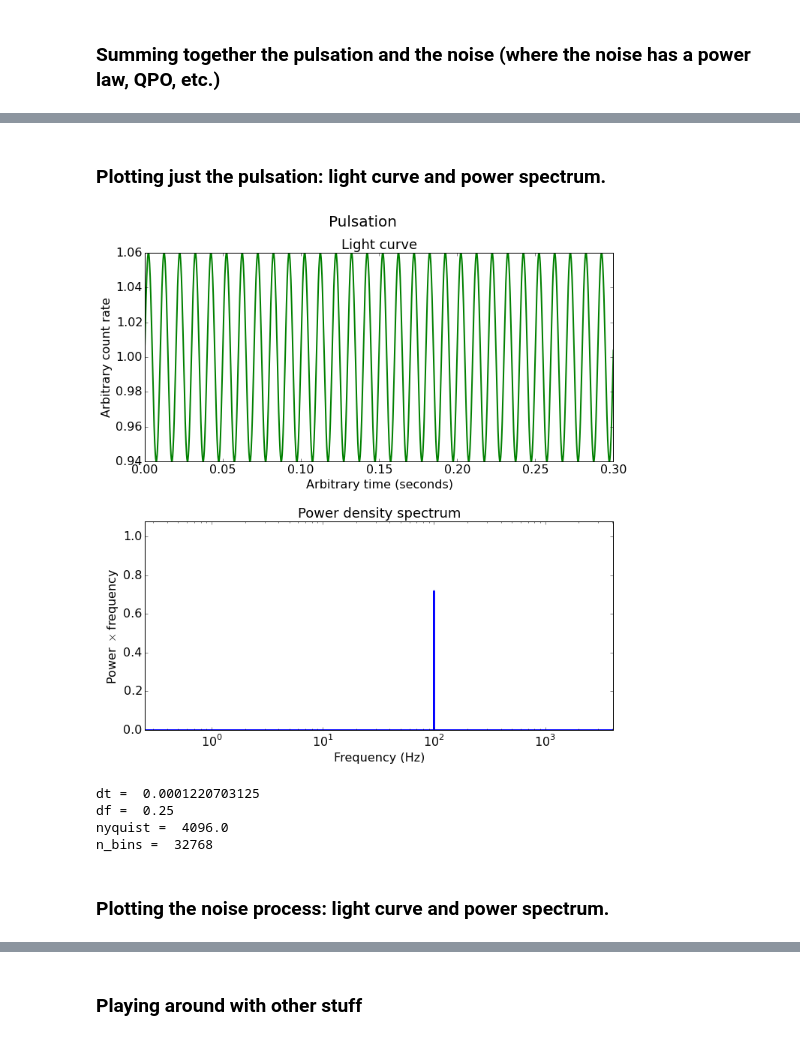
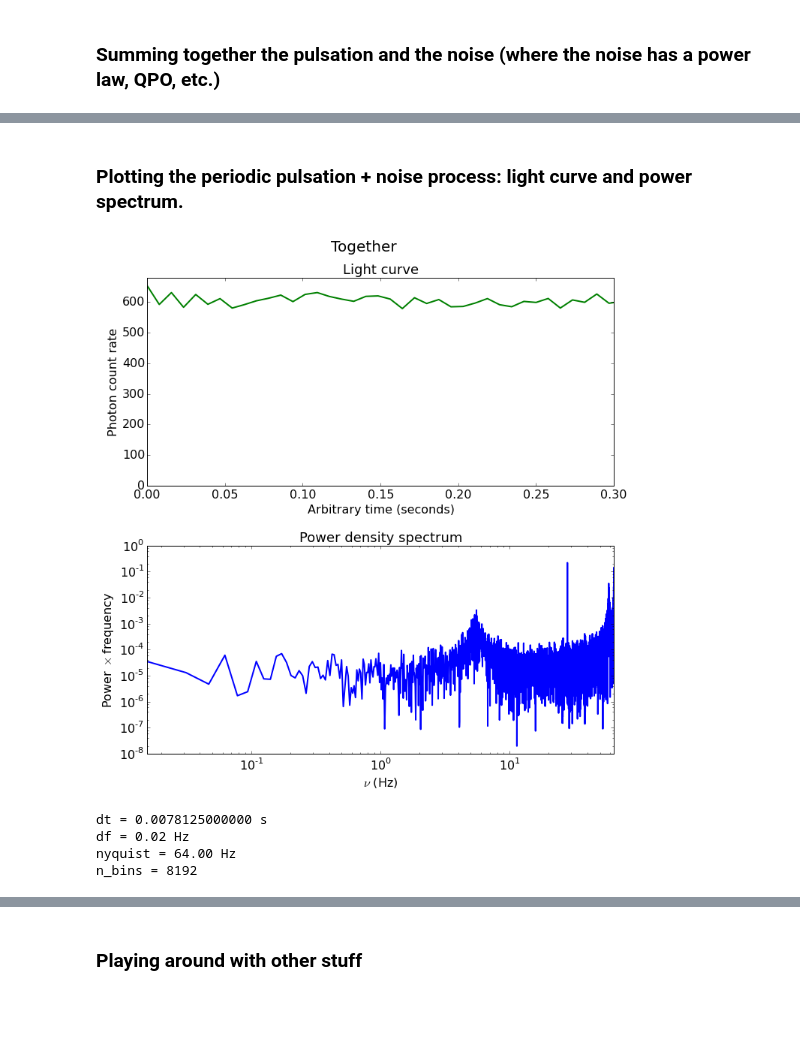
Before and after one commit to evandromr/whizzy_scripts, a Jupyter notebook: TimmerKoenig.ipynb, the cells around one changed output, grey strips where cells are left out. Drawn from its saved outputs; the diff is of its cells as text; code cells hidden in the pictures; blank space fills up the shorter version.

Commit message:
restructured it. still get weird at upper frequencies when i ifft and fft back.

```diff
--- a/TimmerKoenig.ipynb
+++ b/TimmerKoenig.ipynb
@@ -141,26 +125,30 @@ i_values = rand_i * np.sqrt(0.5 * noise_psd_shape)
 r_values[np.where(pos_freq == 0)] = 0
 i_values[np.where(pos_freq == 0)] = 0
 
-FT_pos = np.asarray([complex(r,i) for r,i in itertools.izip(r_values, i_values)])
+FT_pos = r_values + i_values*1j
 
 if pos_freq[0] == 0:
     FT_neg = np.conj(FT_pos[1:-1])
 else:
     FT_neg = np.conj(FT_pos)
 
-mean_noise = 600
+noise_mean_rate = 600
 
 FT = np.append(FT_pos, FT_neg)
-FT = inv_frac_rms2_norm(FT, dt, n_bins, mean_noise)
+FT = inv_frac_rms2_norm(FT, dt, n_bins, noise_mean_rate)
 
 noise_unnorm_power = np.absolute(FT) ** 2
 noise_unnorm_power = noise_unnorm_power[0:len(pos_freq)]
 # noise_power[np.where(noise_power < 0)] = 0
-noise_power = 2.0 * noise_unnorm_power * dt / float(n_bins) / (mean_noise ** 2)
+# noise_power = 2.0 * noise_unnorm_power * dt / float(n_bins) / (noise_mean_rate ** 2)
 
-noise_lc = fftpack.ifft(FT).real + mean_noise
+noise_lc = fftpack.ifft(FT).real + noise_mean_rate
+# noise_lc = fftpack.ifft(FT).real
 print np.mean(noise_lc)
 
+noise_power = np.absolute(fftpack.fft(noise_lc))**2 * 2.0 * dt / float(n_bins) / (noise_mean_rate **2)
+# # noise_power = fftpack.fft(noise_lc)
+noise_power = noise_power[0:len(pos_freq)]
 time_bins = np.arange(n_bins)
 time = time_bins * dt
 ## If you get a 'divide by zero' runtime error, run this box again.
@@ -193,7 +269,7 @@ print "Mean of LC:", np.mean(total_lc)
 
 total_unnorm_power = np.absolute(fftpack.fft(total_lc)) ** 2
 total_unnorm_power = total_unnorm_power[0:len(pos_freq)]
-total_power = 2.0 * total_unnorm_power / (dt * n_bins * (mean_noise ** 2))
+total_power = 2.0 * total_unnorm_power * dt / float(n_bins) / (noise_mean_rate ** 2)
 print "Mean of total power:", np.mean(total_power)
 
 # total_lc[np.where(total_lc < 0)] = 0
@@ -203,48 +279,47 @@ Mean of total power: 32916.842428
 # %% [markdown]
-### Plotting just the pulsation: light curve and power spectrum.
+### Plotting the periodic pulsation + noise process: light curve and power spectrum.
 # %%
-super_title = "Pulsation"
+super_title_total = "Together"
 
-npn_pulse = pulse_power[1:] * pos_freq[1:]
-# npn_pulse = pulse_power[1:]
+npn_total = total_power * pos_freq
+# npn_total = total_power
 
 fig, (ax1, ax2) = plt.subplots(2,1, figsize=(10,10))
-fig.suptitle(super_title, fontsize=20, y=1.03)
+fig.suptitle(super_title_total, fontsize=20, y=1.03)
 
-ax1.plot(time, pulse_lc, linewidth=2.0, color='g')
+ax1.plot(time, total_lc, linewidth=2.0, color='g')
 ax1.set_xlabel('Arbitrary time (seconds)', fontsize=16)
-ax1.set_ylabel('Arbitrary count rate', fontsize=16)
+ax1.set_ylabel('Photon count rate', fontsize=16)
 ax1.set_xlim(0, 0.3)
+ax1.set_ylim(0,)
 ax1.tick_params(axis='x', labelsize=16, bottom=True, top=True, labelbottom=True, labeltop=False)
 ax1.tick_params(axis='y', labelsize=16, left=True, right=True, labelleft=True, labelright=False)
 ax1.set_title('Light curve', fontsize=18)
 
-ax2.plot(pos_freq[1:], npn_pulse, linewidth=2.0)
+# ax2.plot(pos_freq, pulse_power * pos_freq, linewidth=2.0)
+ax2.plot(pos_freq, npn_total, linewidth=2.0)
 ax2.set_xscale('log')
-# ax2.set_yscale('log')
-ax2.set_xlabel('Frequency (Hz)', fontsize=16)
+ax2.set_yscale('log')
+ax2.set_xlabel(r'$\nu$ (Hz)', fontsize=16)
+# ax2.set_ylabel(r'$\nu$ $\times$ P($\nu$) (frac. rms$^2$ $\times$ Hz)', fontsize=16)
 ax2.set_ylabel(r'Power $\times$ frequency', fontsize=16)
-# ax2.set_ylabel(r'Power $\times$ frequency (frac. rms$^2$ $\times$ Hz)', fontsize=16)
 ax2.set_xlim(0, nyquist)
-# ax2.set_xlim(0,200)
-ax2.set_ylim(0, np.max(npn_pulse)+.5*np.max(npn_pulse))
+# ax2.set_xlim(4000,)
+# ax2.set_ylim(0,300)
 ax2.tick_params(axis='x', labelsize=16, bottom=True, top=True, labelbottom=True, labeltop=False)
 ax2.tick_params(axis='y', labelsize=16, left=True, right=True, labelleft=True, labelright=False)
 ax2.set_title('Power density spectrum', fontsize=18)
 
 fig.tight_layout(pad=1.0, h_pad=2.0)
 plt.show()
 
-print "dt = ", dt
-print "df = ", df
-print "nyquist = ", nyquist
-print "n_bins = ", n_bins
-# print "Mean pulse power:", np.mean(pulse_power)
+print "dt = %.13f s" % dt
+print "df = %.2f Hz" % df
+print "nyquist = %.2f Hz" % nyquist
+print "n_bins = %d" % n_bins
 # %% [output]
-[figure, old version]
+[figure, new version]
-dt =  0.0001220703125
-df =  0.25
-nyquist =  4096.0
-n_bins =  32768
+dt = 0.0078125000000 s
+df = 0.02 Hz
+nyquist = 64.00 Hz
+n_bins = 8192
-# %% [markdown]
-### Plotting the noise process: light curve and power spectrum.
```
Also changed, not shown: parts of 14 cells of this notebook.
